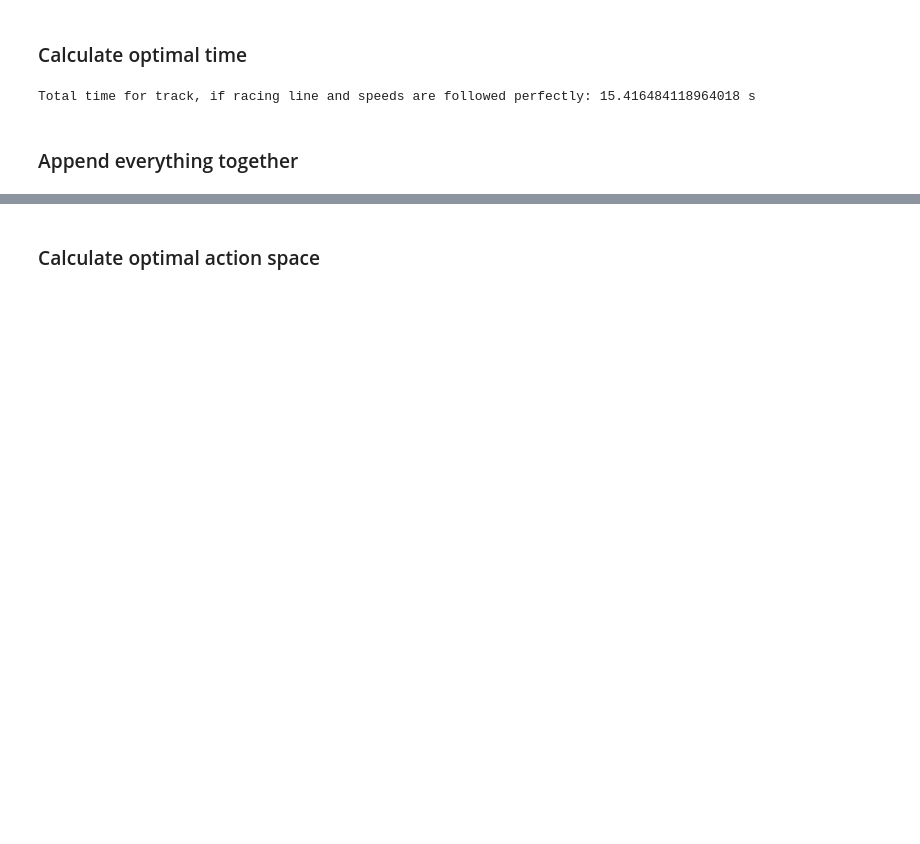
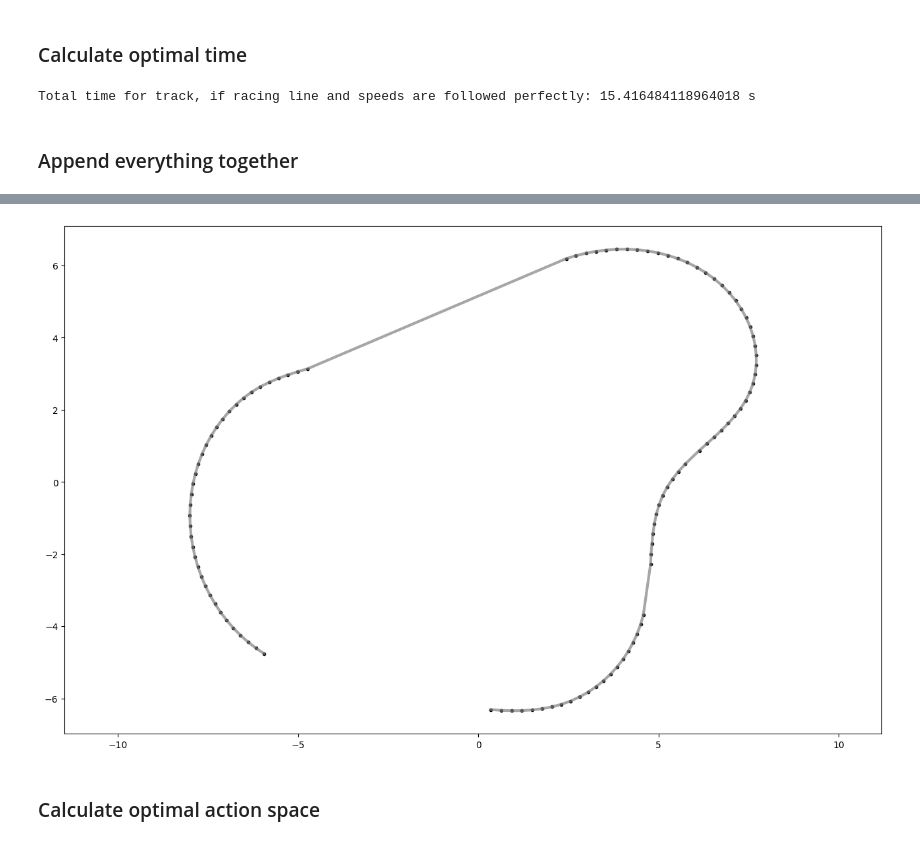
Before and after one commit to jainsau/deep_racer_framework, a Jupyter notebook: action-space.ipynb, the cells around one changed output, grey strips where cells are left out. Saved outputs shown, nothing was run; the diff lists cells and outputs as text; code cells hidden in the pictures; blank space fills up the shorter version.

```diff
--- a/action-space.ipynb
+++ b/action-space.ipynb
@@ -72,3 +79,7 @@ race_track_everything
+# %%
+opt.plot_track_type(race_track_everything, straight=False)
+# %% [output]
+[figure, added]
 # %% [markdown]
 ### Calculate optimal action space
 # %%
```
Also changed, not shown: parts of 8 cells of this notebook, 5 other files.
